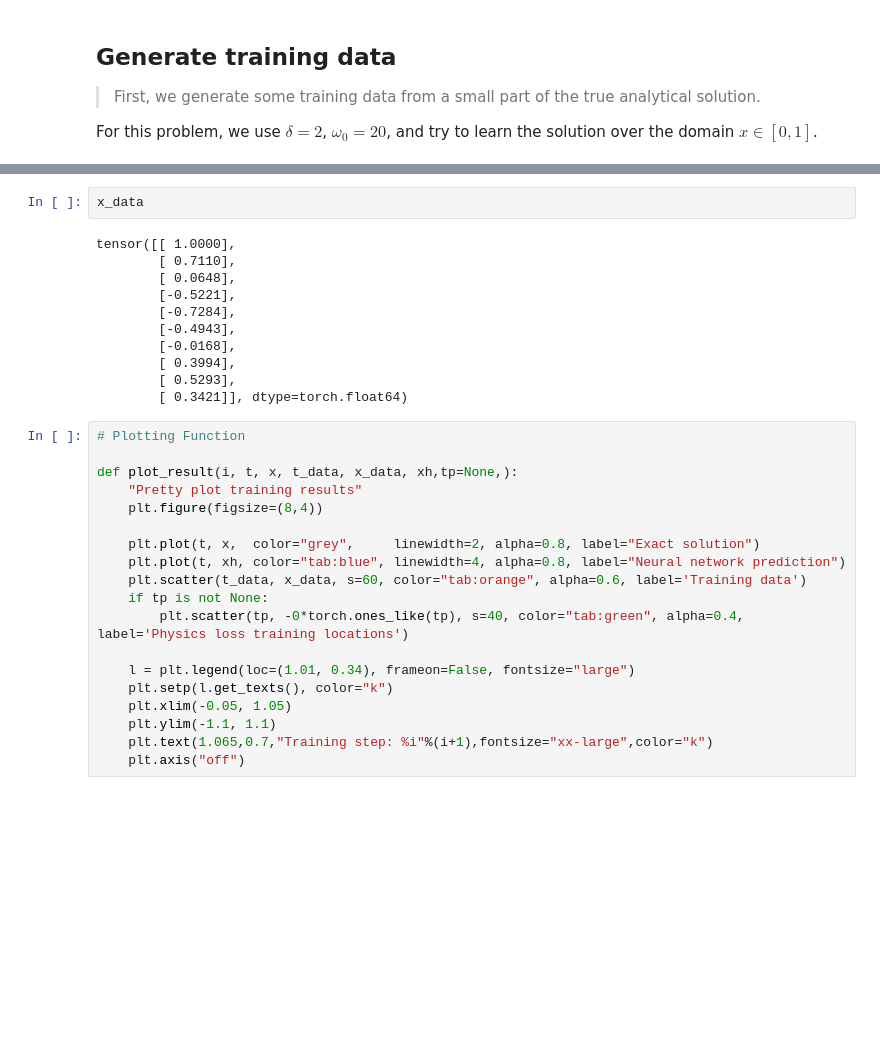
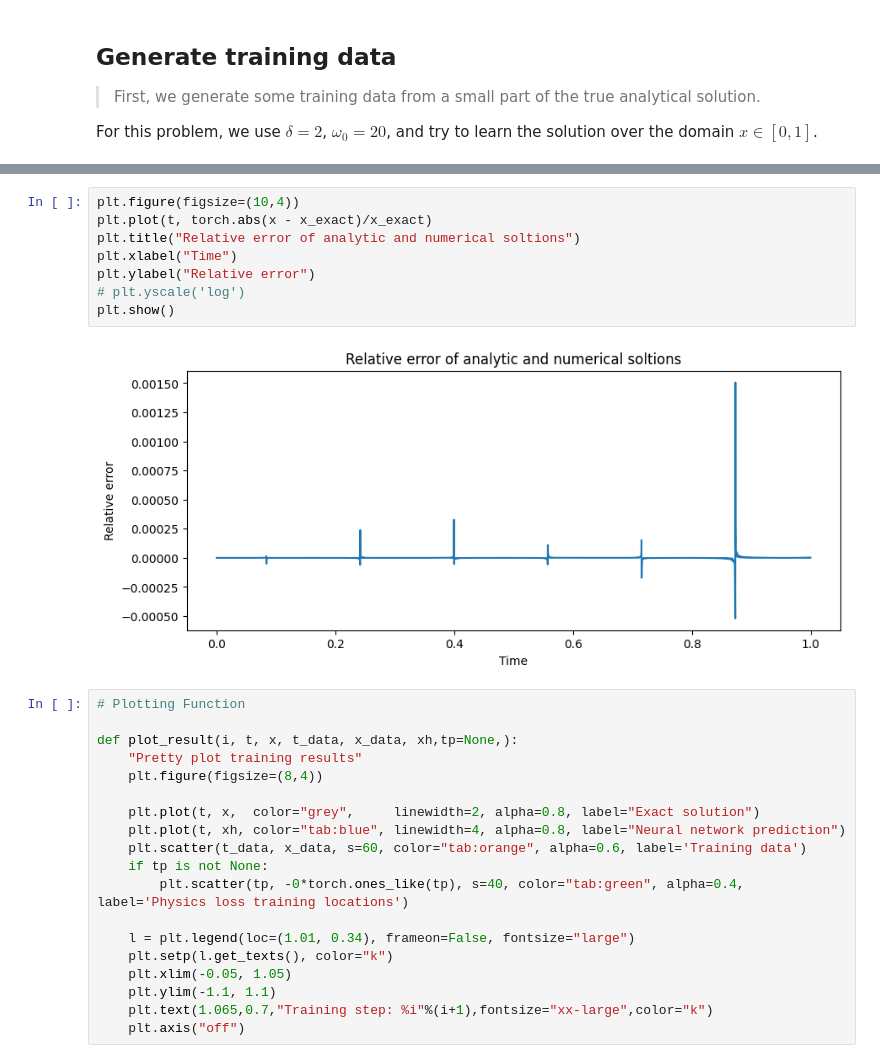
Before and after one commit to Mehdi-Haned/PINNs-Spring2025, a Jupyter notebook: PINN_Experiment.ipynb, the cells around one changed output, grey strips where cells are left out. Saved outputs shown, nothing was run; the diff lists cells and outputs as text; blank space fills up the shorter version.

```diff
--- a/PINN_Experiment.ipynb
+++ b/PINN_Experiment.ipynb
@@ -105,16 +105,13 @@ torch.Size([10, 1]) torch.Size([10, 1])
-# %%
-x_data
-# %% [output]
-tensor([[ 1.0000],
-        [ 0.7110],
-        [ 0.0648],
-        [-0.5221],
-        [-0.7284],
-        [-0.4943],
-        [-0.0168],
-        [ 0.3994],
-        [ 0.5293],
-        [ 0.3421]], dtype=torch.float64)
+# %%
+plt.figure(figsize=(10,4))
+plt.plot(t, torch.abs(x - x_exact)/x_exact)
+plt.title("Relative error of analytic and numerical soltions")
+plt.xlabel("Time")
+plt.ylabel("Relative error")
+# plt.yscale('log')
+plt.show()
+# %% [output]
+[figure, added]
 # %%
 # Plotting Function
 
```
Also changed, not shown: parts of 2 cells of this notebook, 3 other files.
